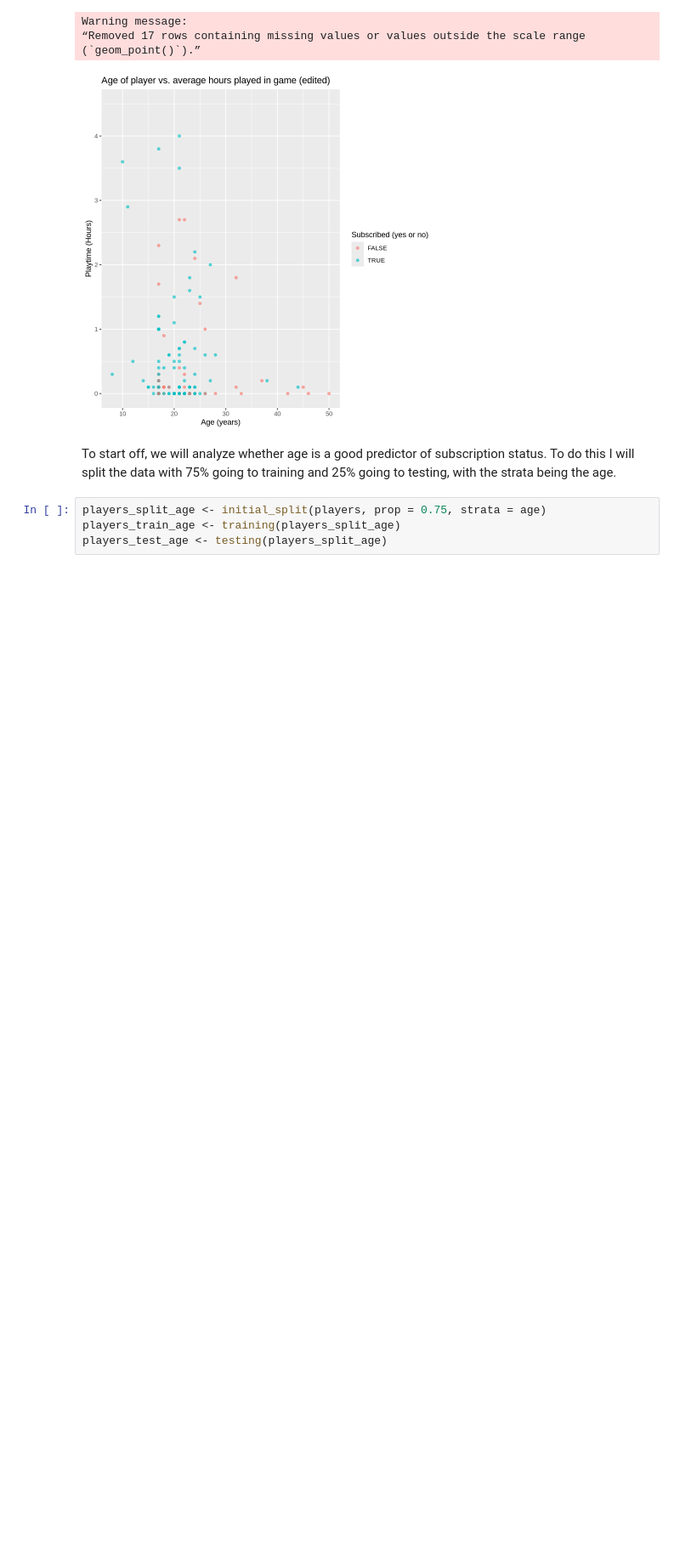
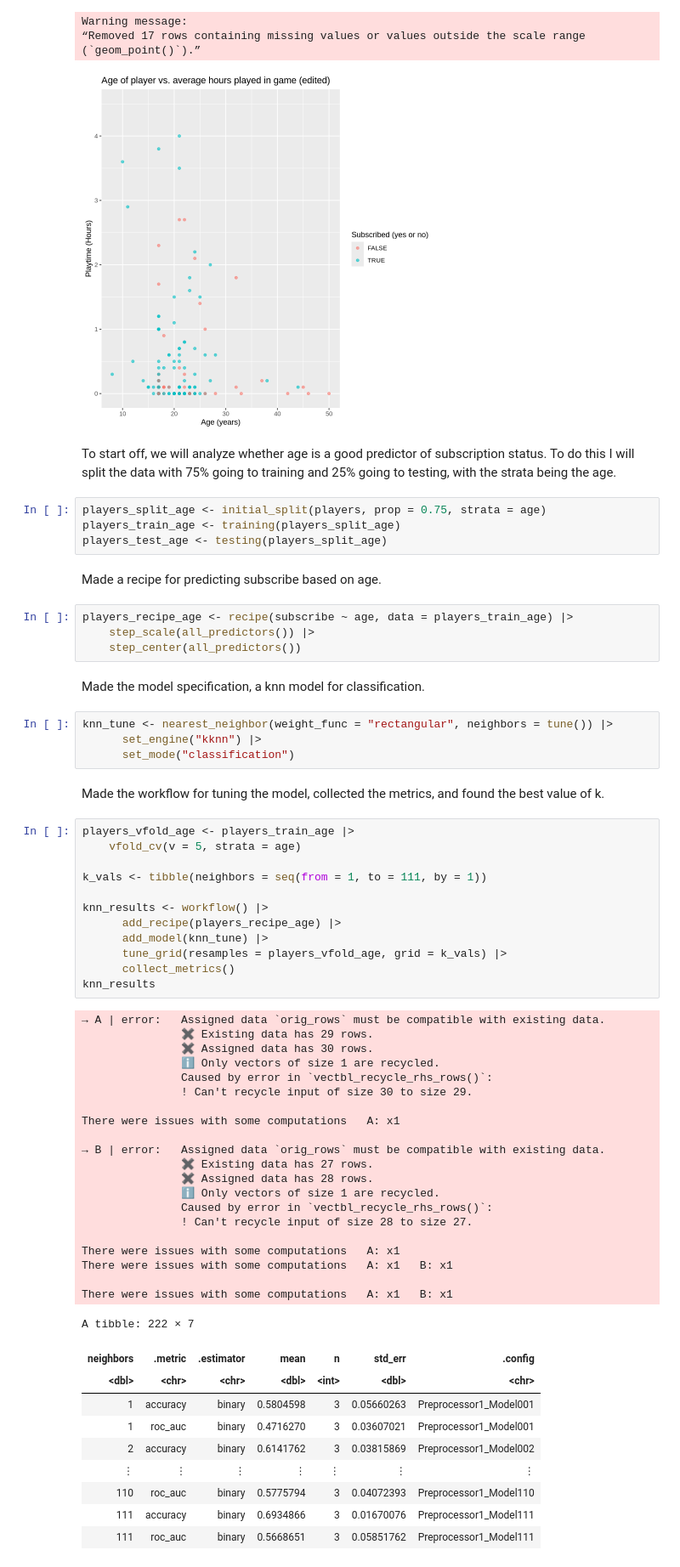
Before and after one commit to nothingbutash/dsci-100-2024w2-group-006-2, a Jupyter notebook: Project.ipynb, the cells around one changed output. Shown at 85% size. Saved outputs shown, nothing was run; the diff lists cells and outputs as text; blank space fills up the shorter version.

Commit message:
did analysis for age as a predictor

```diff
--- a/Project.ipynb
+++ b/Project.ipynb
@@ -193,3 +135,60 @@ To start off, we will analyze whether age is a good predictor of subscription st
 players_split_age <- initial_split(players, prop = 0.75, strata = age)
 players_train_age <- training(players_split_age)
 players_test_age <- testing(players_split_age)
+# %% [markdown]
+Made a recipe for predicting subscribe based on age.
+# %%
+players_recipe_age <- recipe(subscribe ~ age, data = players_train_age) |>
+    step_scale(all_predictors()) |>
+    step_center(all_predictors())
+# %% [markdown]
+Made the model specification, a knn model for classification.
+# %%
+knn_tune <- nearest_neighbor(weight_func = "rectangular", neighbors = tune()) |>
+      set_engine("kknn") |>
+      set_mode("classification")
+# %% [markdown]
+Made the workflow for tuning the model, collected the metrics, and found the best value of k.
+# %%
+players_vfold_age <- players_train_age |>
+    vfold_cv(v = 5, strata = age)
+
+k_vals <- tibble(neighbors = seq(from = 1, to = 111, by = 1))
+
+knn_results <- workflow() |>
+      add_recipe(players_recipe_age) |>
+      add_model(knn_tune) |>
+      tune_grid(resamples = players_vfold_age, grid = k_vals) |>
+      collect_metrics()
+knn_results
+# %% [output]
+→ A | error:   Assigned data `orig_rows` must be compatible with existing data.
+               ✖ Existing data has 29 rows.
+               ✖ Assigned data has 30 rows.
+               ℹ Only vectors of size 1 are recycled.
+               Caused by error in `vectbl_recycle_rhs_rows()`:
+               ! Can't recycle input of size 30 to size 29.
+
+There were issues with some computations   A: x1
+
+→ B | error:   Assigned data `orig_rows` must be compatible with existing data.
+               ✖ Existing data has 27 rows.
+               ✖ Assigned data has 28 rows.
+               ℹ Only vectors of size 1 are recycled.
+               Caused by error in `vectbl_recycle_rhs_rows()`:
+               ! Can't recycle input of size 28 to size 27.
+
+There were issues with some computations   A: x1
+There were issues with some computations   A: x1   B: x1
+
+There were issues with some computations   A: x1   B: x1
+A tibble: 222 × 7
+| neighbors | .metric | .estimator | mean | n | std_err | .config |
+| <dbl> | <chr> | <chr> | <dbl> | <int> | <dbl> | <chr> |
+| 1 | accuracy | binary | 0.5804598 | 3 | 0.05660263 | Preprocessor1_Model001 |
+| 1 | roc_auc | binary | 0.4716270 | 3 | 0.03607021 | Preprocessor1_Model001 |
+| 2 | accuracy | binary | 0.6141762 | 3 | 0.03815869 | Preprocessor1_Model002 |
+| ⋮ | ⋮ | ⋮ | ⋮ | ⋮ | ⋮ | ⋮ |
+| 110 | roc_auc | binary | 0.5775794 | 3 | 0.04072393 | Preprocessor1_Model110 |
+| 111 | accuracy | binary | 0.6934866 | 3 | 0.01670076 | Preprocessor1_Model111 |
+| 111 | roc_auc | binary | 0.5668651 | 3 | 0.05851762 | Preprocessor1_Model111 |
```
Also changed, not shown: parts of 13 cells of this notebook.
